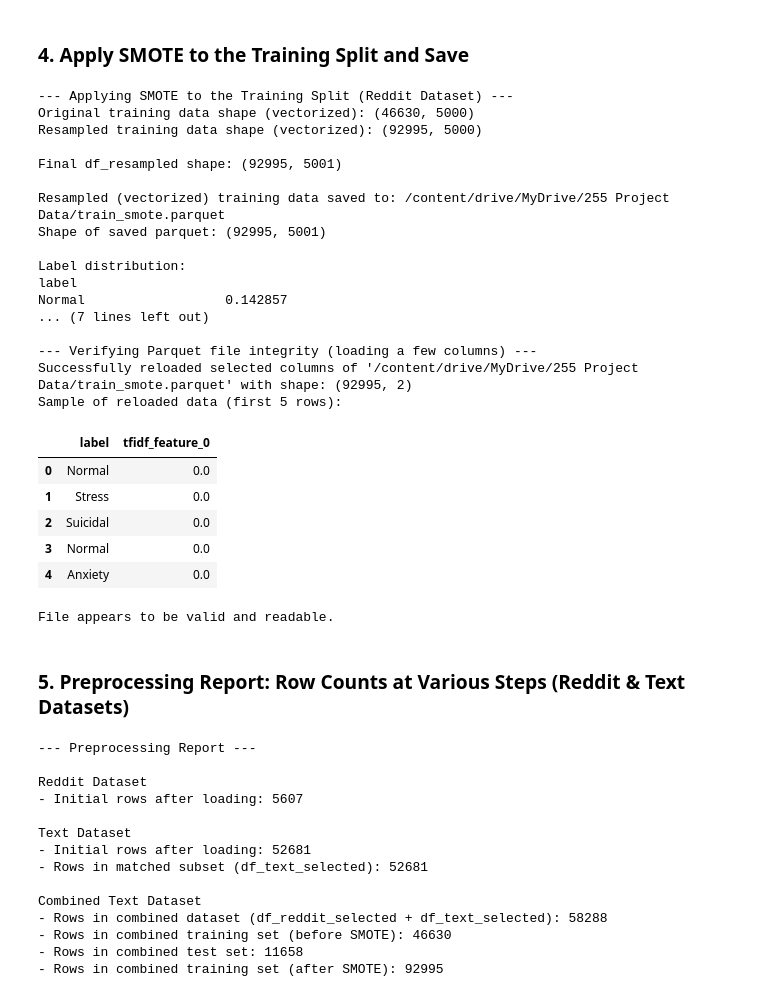
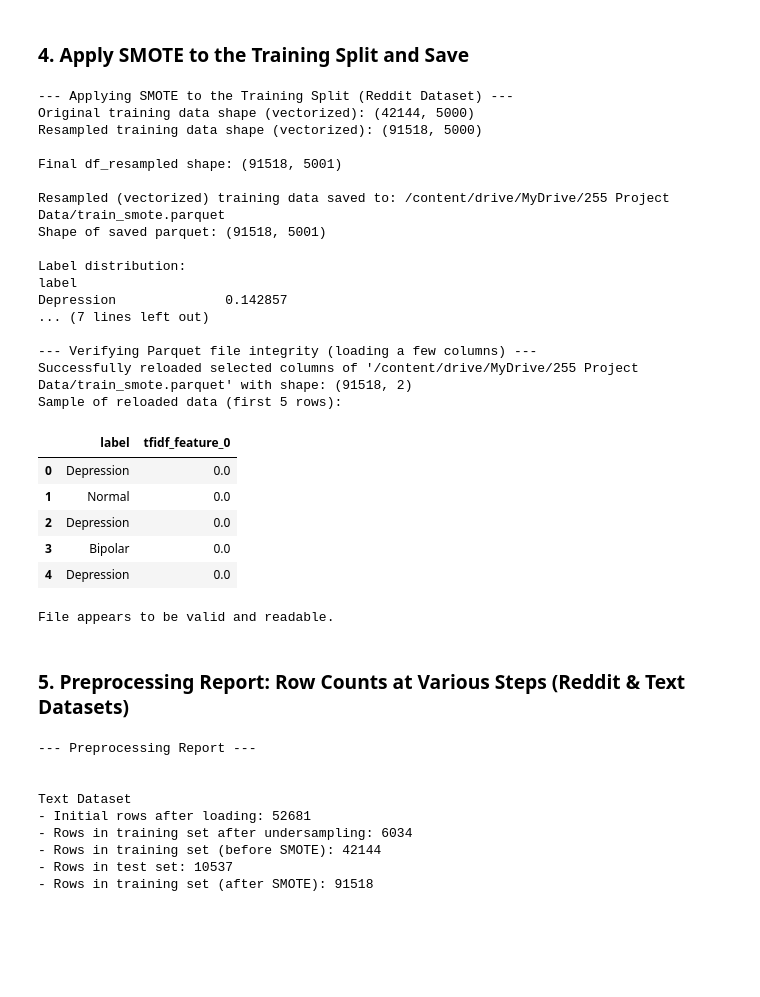
Before and after one commit to rgunanidhi/CMPE255-mental-health-nlp-classification, a Jupyter notebook: notebooks/02_Data_Preprocessing.ipynb, the cells around one changed output. Saved outputs shown, nothing was run; the diff lists cells and outputs as text; code cells hidden in the pictures; blank space fills up the shorter version.

Commit message:
updated to use one dataset

```diff
--- a/notebooks/02_Data_Preprocessing.ipynb
+++ b/notebooks/02_Data_Preprocessing.ipynb
@@ -223,8 +164,8 @@ import numpy as np
 from IPython.display import display
 
 print("\n--- Applying SMOTE to the Training Split (Reddit Dataset) ---")
-X_train_text = df_combined_train['cleaned_text']
-y_train = df_combined_train['label']
+X_train_text = df_train['statement']
+y_train = df_train['label']
 
 # Vectorize the text data using TF-IDF
 tfidf_vectorizer = TfidfVectorizer(max_features=5000)
@@ -252,44 +193,44 @@ print(f"\nResampled (vectorized) training data saved to: {train_smote_path}")
 print(f"Shape of saved parquet: {df_resampled.shape}")
 print("\nLabel distribution:")
 print(df_resampled['label'].value_counts(normalize=True))
 
 # --- Verification step (loading only a few columns to avoid memory issues) ---
 print("\n--- Verifying Parquet file integrity (loading a few columns) ---")
 try:
     # Load 'label' and a sample TF-IDF feature column
     columns_to_load = ['label', 'tfidf_feature_0']
     df_reloaded_sample = pd.read_parquet(train_smote_path, columns=columns_to_load)
     print(f"Successfully reloaded selected columns of '{train_smote_path}' with shape: {df_reloaded_sample.shape}")
     print("Sample of reloaded data (first 5 rows): ")
     display(df_reloaded_sample.head())
     print("File appears to be valid and readable.")
 except Exception as e:
     print(f"Error reloading '{train_smote_path}': {e}")
     print("This indicates a problem with the file writing process or corruption within the Colab environment.")
 # %% [output]
 --- Applying SMOTE to the Training Split (Reddit Dataset) ---
-Original training data shape (vectorized): (46630, 5000)
-Resampled training data shape (vectorized): (92995, 5000)
+Original training data shape (vectorized): (42144, 5000)
+Resampled training data shape (vectorized): (91518, 5000)
 
-Final df_resampled shape: (92995, 5001)
+Final df_resampled shape: (91518, 5001)
 
 Resampled (vectorized) training data saved to: /content/drive/MyDrive/255 Project Data/train_smote.parquet
-Shape of saved parquet: (92995, 5001)
+Shape of saved parquet: (91518, 5001)
 
 Label distribution:
 label
-Normal                  0.142857
+Depression              0.142857
 ... (7 lines left out)
 
 --- Verifying Parquet file integrity (loading a few columns) ---
-Successfully reloaded selected columns of '/content/drive/MyDrive/255 Project Data/train_smote.parquet' with shape: (92995, 2)
+Successfully reloaded selected columns of '/content/drive/MyDrive/255 Project Data/train_smote.parquet' with shape: (91518, 2)
 Sample of reloaded data (first 5 rows):
 |  | label | tfidf_feature_0 |
-| 0 | Normal | 0.0 |
-| 1 | Stress | 0.0 |
-| 2 | Suicidal | 0.0 |
-| 3 | Normal | 0.0 |
-| 4 | Anxiety | 0.0 |
+| 0 | Depression | 0.0 |
+| 1 | Normal | 0.0 |
+| 2 | Depression | 0.0 |
+| 3 | Bipolar | 0.0 |
+| 4 | Depression | 0.0 |
 File appears to be valid and readable.
 # %% [markdown]
 ### 5. Preprocessing Report: Row Counts at Various Steps (Reddit & Text Datasets)
@@ -297,28 +238,19 @@ File appears to be valid and readable.
 print("\n--- Preprocessing Report ---\n")
 
 # Reddit Dataset
-print("Reddit Dataset")
-print(f"- Initial rows after loading: {len(df_reddit)}")
 print("\nText Dataset")
 print(f"- Initial rows after loading: {len(df_text)}")
-print(f"- Rows in matched subset (df_text_selected): {len(df_text_selected)}")
-print("\nCombined Text Dataset")
-print(f"- Rows in combined dataset (df_reddit_selected + df_text_selected): {len(combined_data)}")
-print(f"- Rows in combined training set (before SMOTE): {len(df_combined_train)}")
-print(f"- Rows in combined test set: {len(df_combined_test)}")
-print(f"- Rows in combined training set (after SMOTE): {len(df_resampled)}")
+print(f"- Rows in training set after undersampling: {len(df_undersampled_train)}")
+print(f"- Rows in training set (before SMOTE): {len(df_train)}")
+print(f"- Rows in test set: {len(df_test)}")
+print(f"- Rows in training set (after SMOTE): {len(df_resampled)}")
 # %% [output]
 --- Preprocessing Report ---
 
-Reddit Dataset
-- Initial rows after loading: 5607
 
 Text Dataset
 - Initial rows after loading: 52681
-- Rows in matched subset (df_text_selected): 52681
-
-Combined Text Dataset
-- Rows in combined dataset (df_reddit_selected + df_text_selected): 58288
-- Rows in combined training set (before SMOTE): 46630
-- Rows in combined test set: 11658
-- Rows in combined training set (after SMOTE): 92995
+- Rows in training set after undersampling: 6034
+- Rows in training set (before SMOTE): 42144
+- Rows in test set: 10537
+- Rows in training set (after SMOTE): 91518
```
Also changed, not shown: parts of 8 cells of this notebook.
